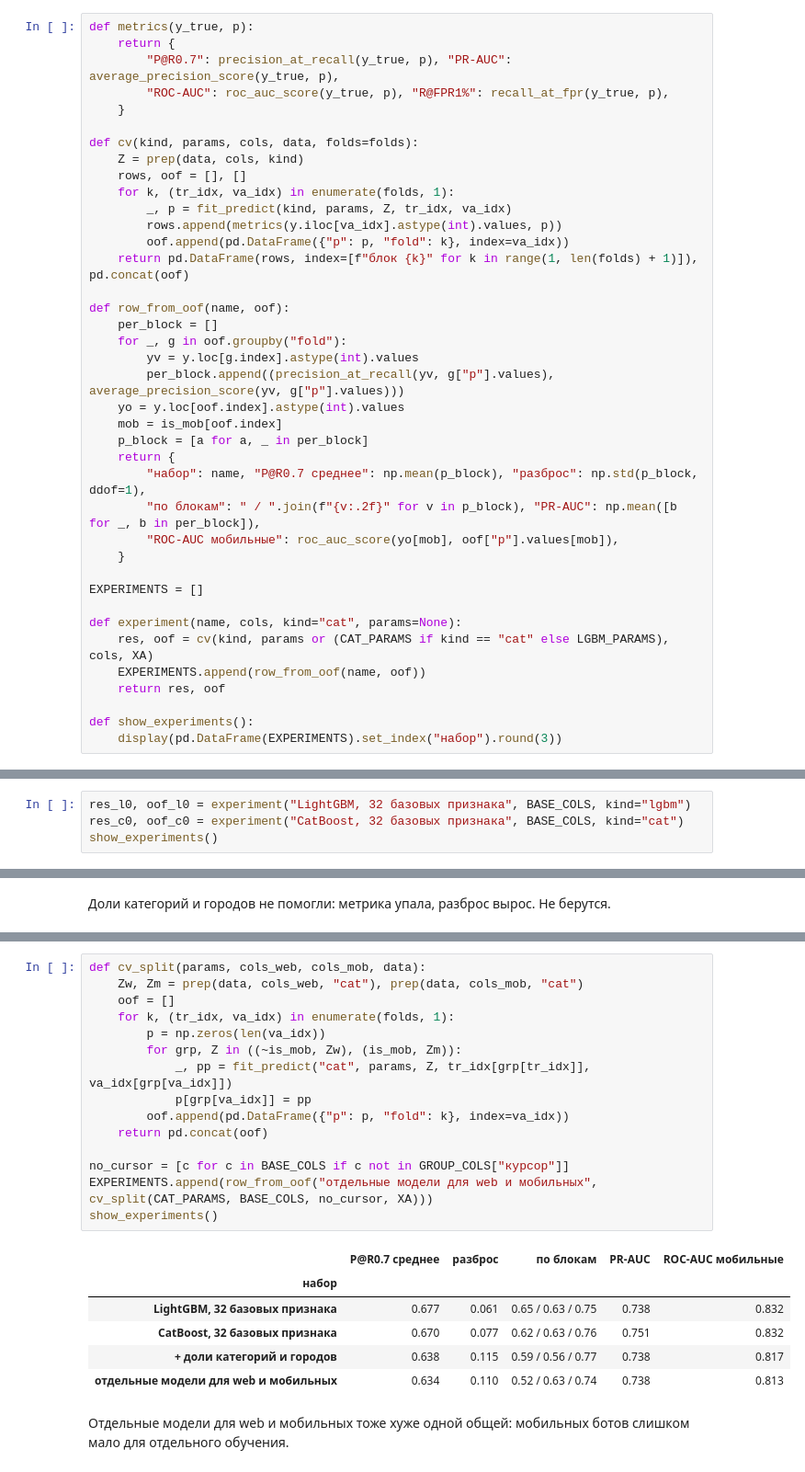
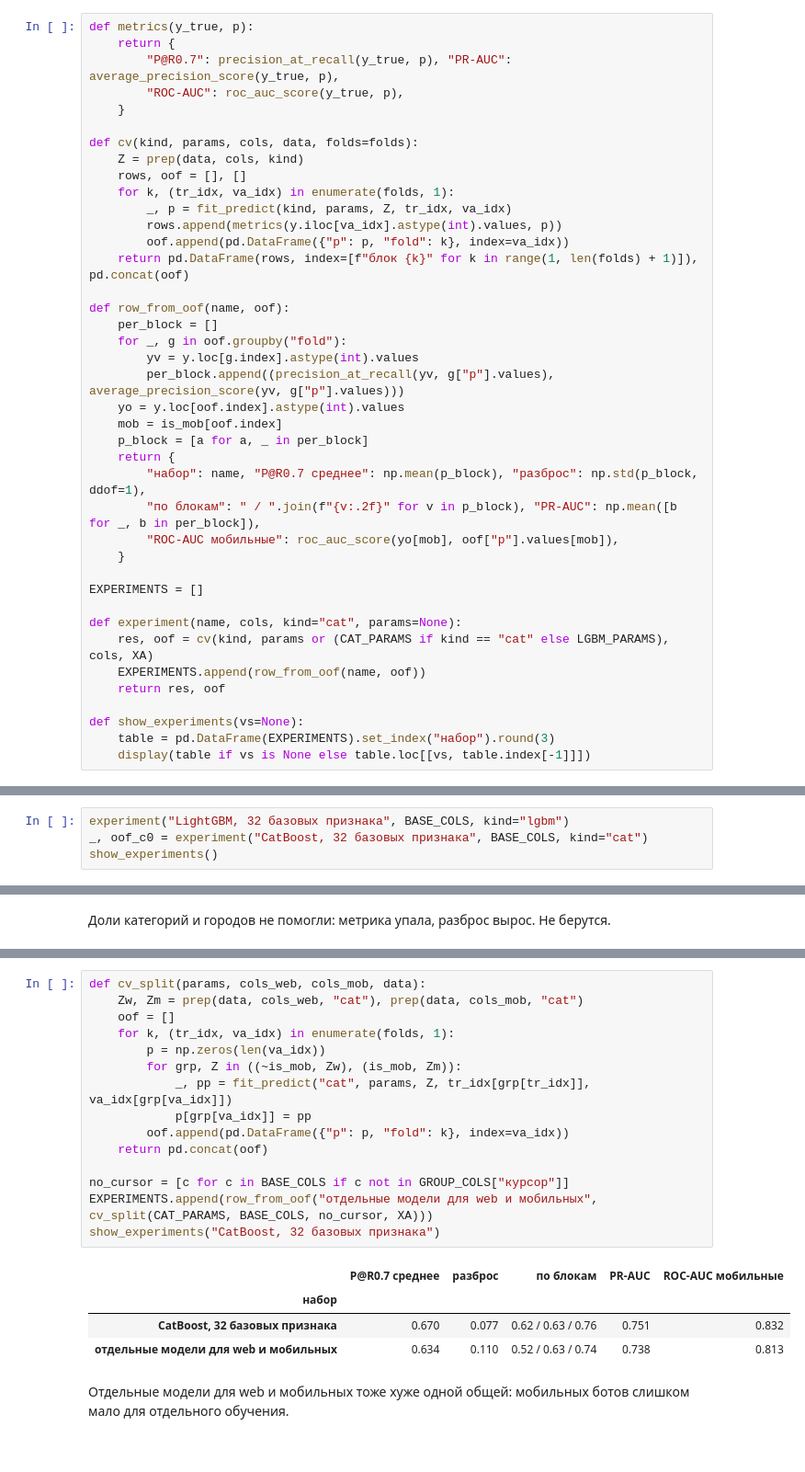
Before and after one commit to sofasol/avito-antibot, a Jupyter notebook: notebooks/02_experiments.ipynb, the cells around one changed output, grey strips where cells are left out. Shown at 92% size. Drawn from its saved outputs; the diff is of its cells as text.

```diff
--- a/notebooks/02_experiments.ipynb
+++ b/notebooks/02_experiments.ipynb
@@ -186,7 +171,7 @@ def fit_predict(kind, params, Z, tr_idx, va_idx):
 def metrics(y_true, p):
     return {
         "P@R0.7": precision_at_recall(y_true, p), "PR-AUC": average_precision_score(y_true, p),
-        "ROC-AUC": roc_auc_score(y_true, p), "R@FPR1%": recall_at_fpr(y_true, p),
+        "ROC-AUC": roc_auc_score(y_true, p),
     }
 
 def cv(kind, params, cols, data, folds=folds):
@@ -219,8 +204,9 @@ def experiment(name, cols, kind="cat", params=None):
     EXPERIMENTS.append(row_from_oof(name, oof))
     return res, oof
 
-def show_experiments():
-    display(pd.DataFrame(EXPERIMENTS).set_index("набор").round(3))
+def show_experiments(vs=None):
+    table = pd.DataFrame(EXPERIMENTS).set_index("набор").round(3)
+    display(table if vs is None else table.loc[[vs, table.index[-1]]])
 # %% [markdown]
 Ориентиры: с чем сравнивать модель.
 - константа: всем кукам один и тот же score, P@R0.7 равен доле ботов
@@ -263,8 +246,8 @@ CAT_PARAMS = dict(iterations=500, learning_rate=0.03, depth=6, l2_leaf_reg=3)
 # %% [markdown]
 Обе модели на 32 базовых признаках.
 # %%
-res_l0, oof_l0 = experiment("LightGBM, 32 базовых признака", BASE_COLS, kind="lgbm")
-res_c0, oof_c0 = experiment("CatBoost, 32 базовых признака", BASE_COLS, kind="cat")
+experiment("LightGBM, 32 базовых признака", BASE_COLS, kind="lgbm")
+_, oof_c0 = experiment("CatBoost, 32 базовых признака", BASE_COLS, kind="cat")
 show_experiments()
 # %% [output]
 |  | P@R0.7 среднее | разброс | по блокам | PR-AUC | ROC-AUC мобильные |
@@ -350,24 +332,22 @@ show_experiments()
 # %%
 def cv_split(params, cols_web, cols_mob, data):
     Zw, Zm = prep(data, cols_web, "cat"), prep(data, cols_mob, "cat")
     oof = []
     for k, (tr_idx, va_idx) in enumerate(folds, 1):
         p = np.zeros(len(va_idx))
         for grp, Z in ((~is_mob, Zw), (is_mob, Zm)):
             _, pp = fit_predict("cat", params, Z, tr_idx[grp[tr_idx]], va_idx[grp[va_idx]])
             p[grp[va_idx]] = pp
         oof.append(pd.DataFrame({"p": p, "fold": k}, index=va_idx))
     return pd.concat(oof)
 
 no_cursor = [c for c in BASE_COLS if c not in GROUP_COLS["курсор"]]
 EXPERIMENTS.append(row_from_oof("отдельные модели для web и мобильных", cv_split(CAT_PARAMS, BASE_COLS, no_cursor, XA)))
-show_experiments()
+show_experiments("CatBoost, 32 базовых признака")
 # %% [output]
 |  | P@R0.7 среднее | разброс | по блокам | PR-AUC | ROC-AUC мобильные |
 | набор |  |  |  |  |  |
-| LightGBM, 32 базовых признака | 0.677 | 0.061 | 0.65 / 0.63 / 0.75 | 0.738 | 0.832 |
 | CatBoost, 32 базовых признака | 0.670 | 0.077 | 0.62 / 0.63 / 0.76 | 0.751 | 0.832 |
-| + доли категорий и городов | 0.638 | 0.115 | 0.59 / 0.56 / 0.77 | 0.738 | 0.817 |
 | отдельные модели для web и мобильных | 0.634 | 0.110 | 0.52 / 0.63 / 0.74 | 0.738 | 0.813 |
 # %% [markdown]
 Отдельные модели для web и мобильных тоже хуже одной общей: мобильных ботов слишком мало для отдельного обучения.
```
Also changed, not shown: parts of 43 cells of this notebook, 2 other files.
